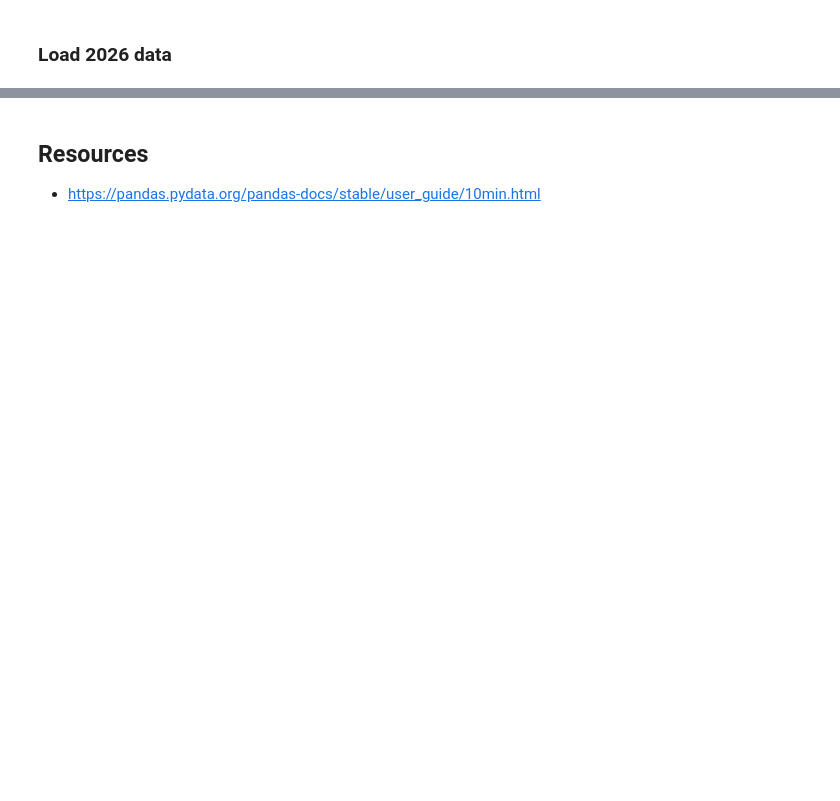
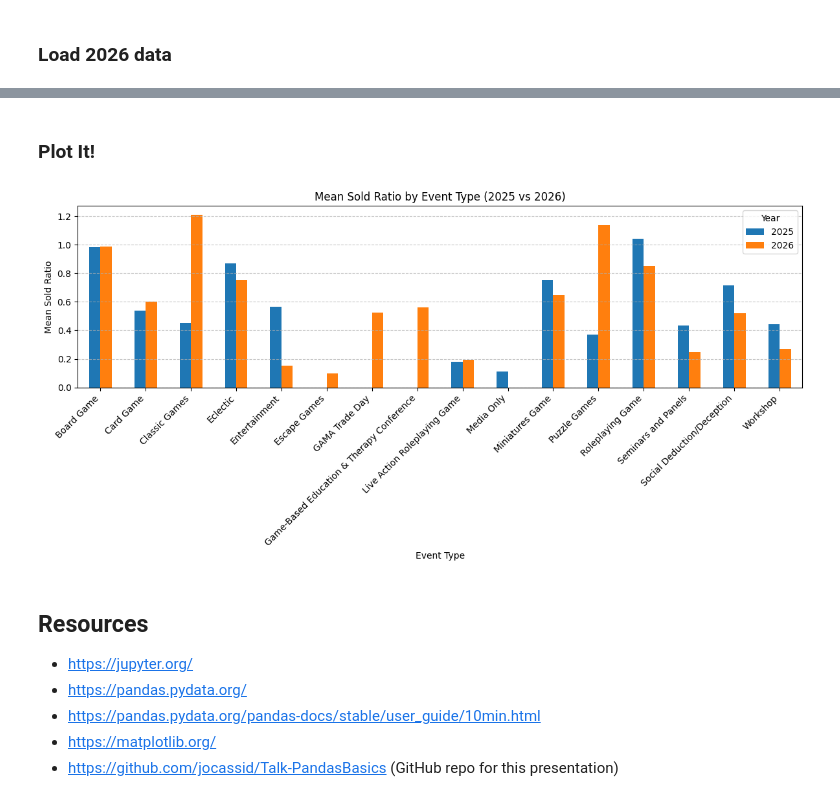
Before and after one commit to jocassid/Talk-PandasBasics, a Jupyter notebook: origins_schedule.ipynb, the cells around one changed output, grey strips where cells are left out. Saved outputs shown, nothing was run; the diff lists cells and outputs as text; code cells hidden in the pictures; blank space fills up the shorter version.

```diff
--- a/origins_schedule.ipynb
+++ b/origins_schedule.ipynb
@@ -567,0 +370,4 @@ memory usage: 2.2 MB
+# %%
+origins2025_df = get_sold_ratio(origins2025_df)
+origins2026_df = get_sold_ratio(origins2026_df)
+origins2026_df.sample(5)
@@ -567,0 +383,3 @@ memory usage: 2.2 MB
+# %%
+def get_sold_ratio_by_event_type(my_df: pd.DataFrame) -> pd.Series:
+    return my_df.groupby(by='Event Type')['sold_ratio'].mean()
@@ -567,0 +388,4 @@ memory usage: 2.2 MB
+# %%
+sold_ratio_by_event_type_2025 = get_sold_ratio_by_event_type(origins2025_df)
+sold_ratio_by_event_type_2026 = get_sold_ratio_by_event_type(origins2026_df)
+sold_ratio_by_event_type_2026.sample(5)
@@ -567,0 +402,6 @@ memory usage: 2.2 MB
+# %%
+plot_df = pd.DataFrame({
+    '2025': sold_ratio_by_event_type_2025,
+    '2026': sold_ratio_by_event_type_2026,
+})
+plot_df.sample(5)
@@ -568,4 +416,23 @@ memory usage: 2.2 MB
+# %% [markdown]
+### Plot It!
+# %%
+plot_df.plot.bar(figsize=(12, 6))
+
+plt.title('Mean Sold Ratio by Event Type (2025 vs 2026)')
+plt.ylabel('Mean Sold Ratio')
+plt.xlabel('Event Type')
+plt.xticks(rotation=45, ha='right') # Rotates labels for readability
+plt.legend(title='Year')
+plt.grid(axis='y', linestyle='--', alpha=0.7)
+plt.tight_layout()
+plt.show()
+# %% [output]
+[figure, added]
 # %% [markdown]
 ## Resources
 
+* https://jupyter.org/
+* https://pandas.pydata.org/
 * https://pandas.pydata.org/pandas-docs/stable/user_guide/10min.html
+* https://matplotlib.org/
+* https://github.com/jocassid/Talk-PandasBasics (GitHub repo for this presentation)
```
Also changed, not shown: parts of 37 cells of this notebook.
